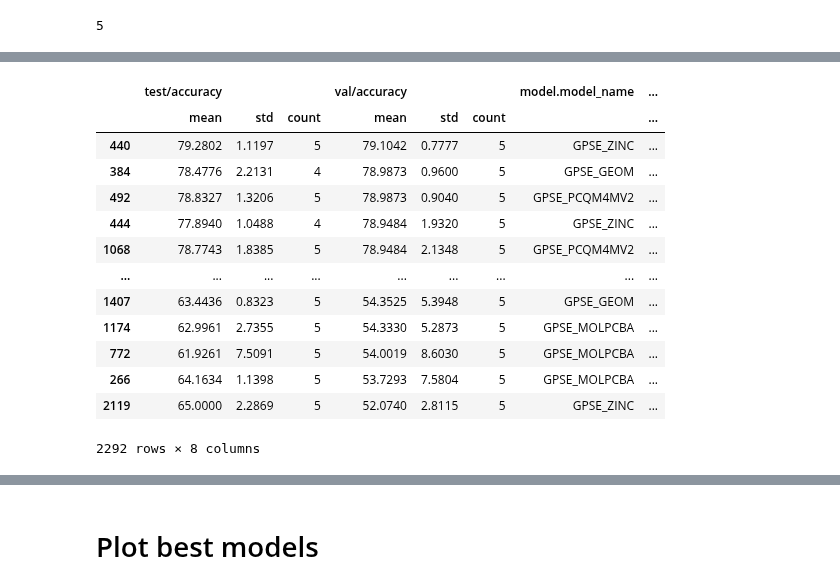
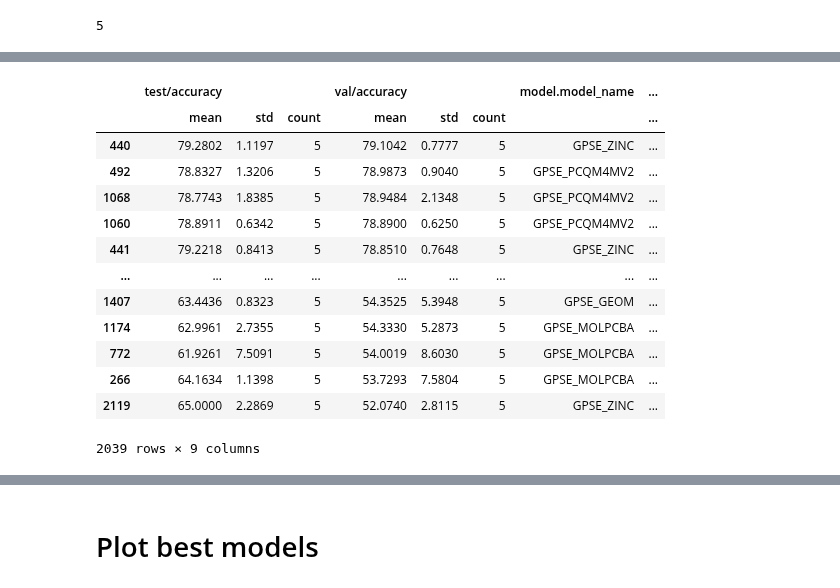
Before and after one commit to geometric-intelligence/TopoBench, a Jupyter notebook: result_processing.ipynb, the cells around one changed output, grey strips where cells are left out. Drawn from its saved outputs; the diff is of its cells as text; code cells hidden in the pictures.

```diff
--- a/result_processing.ipynb
+++ b/result_processing.ipynb
@@ -299,8 +299,8 @@ for dataset in datasets:
         print(f"Dataset: {dataset}, Model: {model}")
         print(aggregated[(eval_metric, 'count')].unique())
         #print(aggregated['dataset.split_params.data_seed'].unique())
-        print((aggregated[(eval_metric, 'count')] >= 4).sum() / len(aggregated) * 100)
-        aggregated = aggregated[aggregated[(eval_metric, 'count')] >= 4]
+        print((aggregated[(eval_metric, 'count')] >= 5).sum() / len(aggregated) * 100)
+        aggregated = aggregated[aggregated[(eval_metric, 'count')] >= 5]
         #print(len(aggregated[aggregated['seed'] > 4]))
         aggregated = aggregated.sort_values(
                 by=(eval_metric, "mean"), ascending=(direction == 'min')
@@ -414,17 +436,17 @@ Dataset: ZINC, Model: GPSE_MOLPCBA
 # %%
-collect_subsets['PROTEINS'][['test/accuracy', 'val/accuracy', 'model.model_name', 'transforms.sann_encoding.neighborhoods']].sort_values(by=('val/accuracy', 'mean'), ascending=False)
+collect_subsets['NCI1'][['test/accuracy', 'val/accuracy', 'model.model_name', 'transforms.sann_encoding.neighborhoods', 'model.backbone.n_layers']].sort_values(by=('val/accuracy', 'mean'), ascending=False)
 # %% [output]
 |  | test/accuracy |  |  | val/accuracy |  |  | model.model_name | ... |
 |  | mean | std | count | mean | std | count |  | ... |
 | 440 | 79.2802 | 1.1197 | 5 | 79.1042 | 0.7777 | 5 | GPSE_ZINC | ... |
-| 384 | 78.4776 | 2.2131 | 4 | 78.9873 | 0.9600 | 5 | GPSE_GEOM | ... |
 | 492 | 78.8327 | 1.3206 | 5 | 78.9873 | 0.9040 | 5 | GPSE_PCQM4MV2 | ... |
-| 444 | 77.8940 | 1.0488 | 4 | 78.9484 | 1.9320 | 5 | GPSE_ZINC | ... |
 | 1068 | 78.7743 | 1.8385 | 5 | 78.9484 | 2.1348 | 5 | GPSE_PCQM4MV2 | ... |
+| 1060 | 78.8911 | 0.6342 | 5 | 78.8900 | 0.6250 | 5 | GPSE_PCQM4MV2 | ... |
+| 441 | 79.2218 | 0.8413 | 5 | 78.8510 | 0.7648 | 5 | GPSE_ZINC | ... |
 | ... | ... | ... | ... | ... | ... | ... | ... | ... |
 | 1407 | 63.4436 | 0.8323 | 5 | 54.3525 | 5.3948 | 5 | GPSE_GEOM | ... |
 | 1174 | 62.9961 | 2.7355 | 5 | 54.3330 | 5.2873 | 5 | GPSE_MOLPCBA | ... |
 | 772 | 61.9261 | 7.5091 | 5 | 54.0019 | 8.6030 | 5 | GPSE_MOLPCBA | ... |
 | 266 | 64.1634 | 1.1398 | 5 | 53.7293 | 7.5804 | 5 | GPSE_MOLPCBA | ... |
 | 2119 | 65.0000 | 2.2869 | 5 | 52.0740 | 2.8115 | 5 | GPSE_ZINC | ... |
-2292 rows × 8 columns
+2039 rows × 9 columns
```
Also changed, not shown: parts of 6 cells of this notebook.
